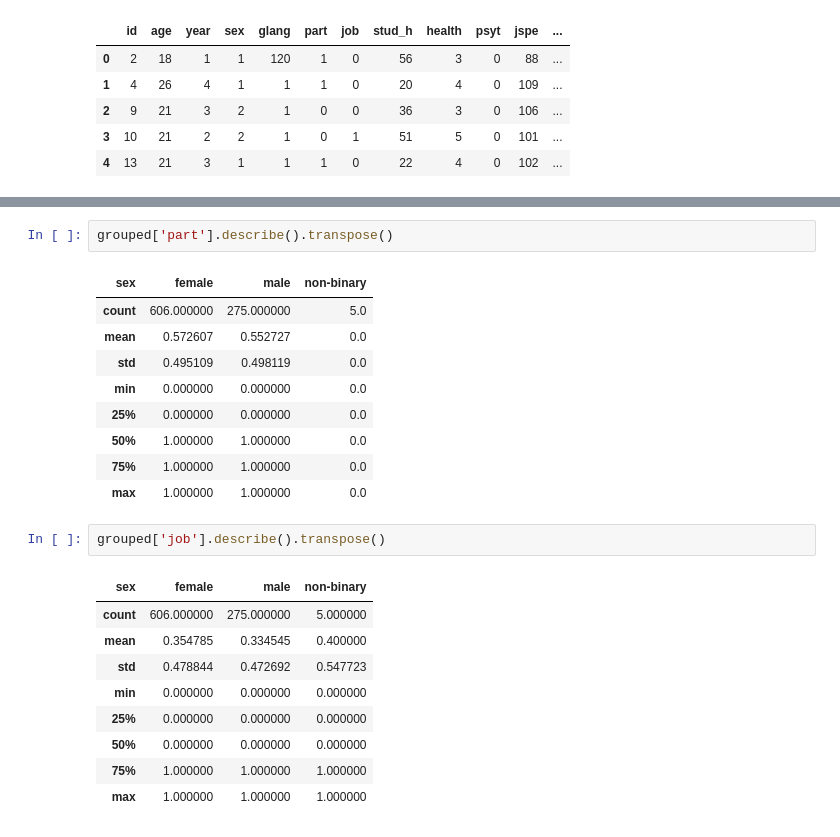
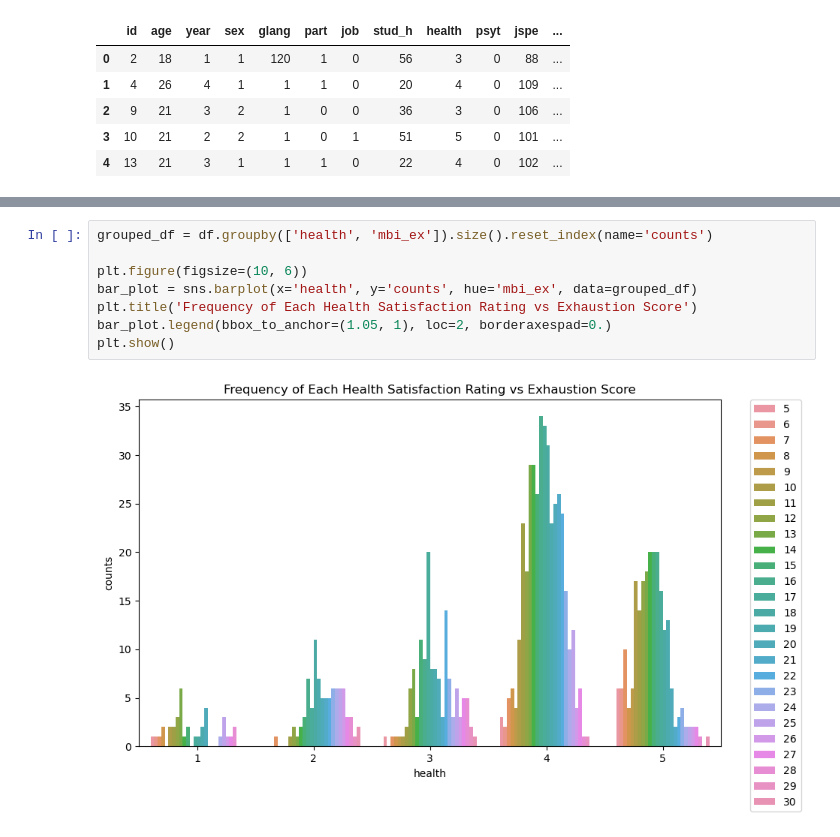
Before and after one commit to LethalDriver/Time-Series-Analysis-Lab, a Jupyter notebook: ExploratoryAnalysisMentalHealth.ipynb, the cells around one changed output, grey strips where cells are left out. Drawn from its saved outputs; the diff is of its cells as text.

```diff
--- a/ExploratoryAnalysisMentalHealth.ipynb
+++ b/ExploratoryAnalysisMentalHealth.ipynb
@@ -69,24 +58,10 @@ grouped['psyt'].describe().transpose()
-# %%
-grouped['part'].describe().transpose()
-# %% [output]
-| sex | female | male | non-binary |
-| count | 606.000000 | 275.000000 | 5.0 |
-| mean | 0.572607 | 0.552727 | 0.0 |
-| std | 0.495109 | 0.498119 | 0.0 |
-| min | 0.000000 | 0.000000 | 0.0 |
-| 25% | 0.000000 | 0.000000 | 0.0 |
-| 50% | 1.000000 | 1.000000 | 0.0 |
-| 75% | 1.000000 | 1.000000 | 0.0 |
-| max | 1.000000 | 1.000000 | 0.0 |
-# %%
-grouped['job'].describe().transpose()
-# %% [output]
-| sex | female | male | non-binary |
-| count | 606.000000 | 275.000000 | 5.000000 |
-| mean | 0.354785 | 0.334545 | 0.400000 |
-| std | 0.478844 | 0.472692 | 0.547723 |
-| min | 0.000000 | 0.000000 | 0.000000 |
-| 25% | 0.000000 | 0.000000 | 0.000000 |
-| 50% | 0.000000 | 0.000000 | 0.000000 |
-| 75% | 1.000000 | 1.000000 | 1.000000 |
-| max | 1.000000 | 1.000000 | 1.000000 |
+# %%
+grouped_df = df.groupby(['health', 'mbi_ex']).size().reset_index(name='counts')
+
+plt.figure(figsize=(10, 6))
+bar_plot = sns.barplot(x='health', y='counts', hue='mbi_ex', data=grouped_df)
+plt.title('Frequency of Each Health Satisfaction Rating vs Exhaustion Score')
+bar_plot.legend(bbox_to_anchor=(1.05, 1), loc=2, borderaxespad=0.)
+plt.show()
+# %% [output]
+[figure, added]
```
Also changed, not shown: parts of 9 cells of this notebook.
